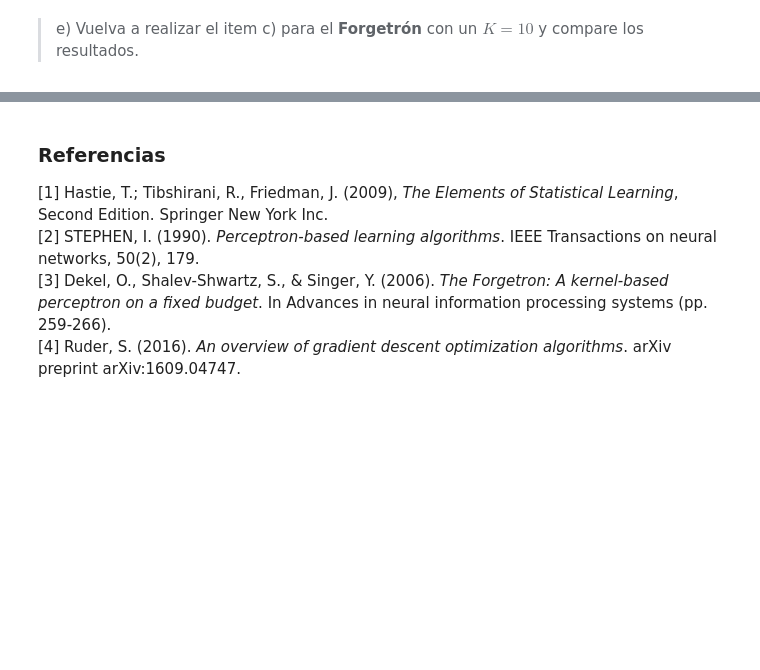
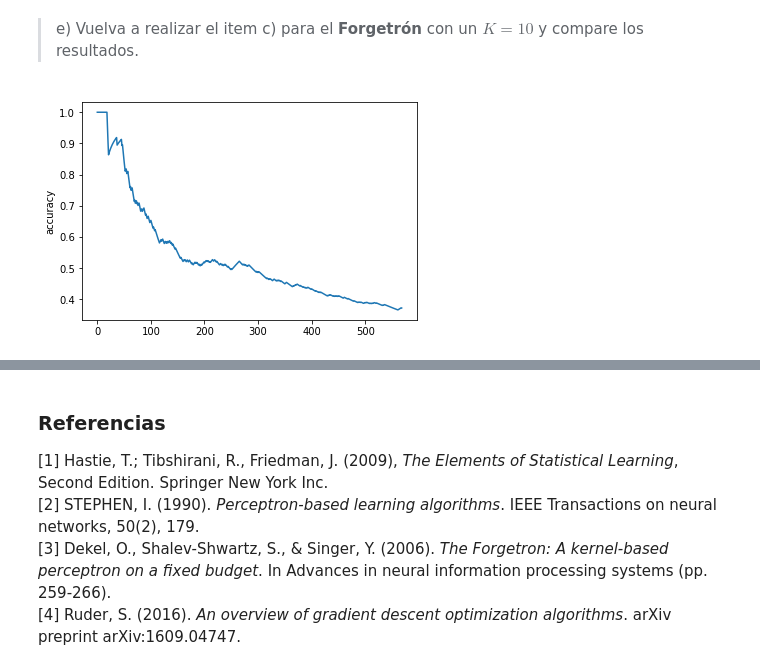
Before and after one commit to Sebaatd/MachineLearning-T0, a Jupyter notebook: Enunciado.ipynb, the cells around one changed output, grey strips where cells are left out. Saved outputs shown, nothing was run; the diff lists cells and outputs as text; code cells hidden in the pictures; blank space fills up the shorter version.

```diff
--- a/Enunciado.ipynb
+++ b/Enunciado.ipynb
@@ -161,7 +156,44 @@ plt.show()
 # %% [markdown]
 > d) Escriba una función que implemente el **Forgetrón** [[3]](#refs) con una memoria de tamaño $K$ y la función de kernel como el producto interno (*inner-product*), esto es $<a,b> = \sum_i a_i \cdot b_i$.
+# %%
+#https://papers.nips.cc/paper/2806-the-forgetron-a-kernel-based-perceptron-on-a-fixed-budget.pdf
+def F(x, X, w, K):
+    result = 0
+
+    for i in range(K):
+        result += w[i] * np.inner(X[i], x)
+
+    return result
 # %% [markdown]
 > e) Vuelva a realizar el item c) para el **Forgetrón** con un $K=10$ y compare los resultados.
+# %%
+from sklearn.datasets import load_breast_cancer
+from sklearn.preprocessing import StandardScaler
+X_train,y_train = load_breast_cancer(return_X_y=True)
+scaler = StandardScaler().fit(X_train)
+X_train = scaler.transform(X_train)
+#X_train = np.c_[X_train, np.ones(len(X_train)) ] #add columns of 1's if you want
+
+w = np.zeros(X_train[0].size)
+cont = 0
+accs = []
+K = 10
+
+for i in range(569):
+    signo = np.sign(F(X_train[i], X_train, w, K))
+    if y_train[i] * signo < 0:
+        w = w + n * y_train[i] * X_train[i]
+
+    if(y_train[i] == F(X_train[i], X_train, w, K)):
+        cont += 1
+    accs.append(cont/(i+1))
+
+import matplotlib.pyplot as plt
+plt.plot(accs)
+plt.ylabel('accuracy')
+plt.show()
+# %% [output]
+[figure, added]
 # %% [markdown]
 ### ¿Qué sucede al variar la función objetivo del problema?
 Si utilizáramos la función de pérdida *binary cross entropy*, que castiga de manera suave los valores en que se equivoca el modelo a través de que el valor de salida sea una confiabilidad $g(x; w,b) \in [0,1]$.
```
Also changed, not shown: parts of 3 cells of this notebook.
